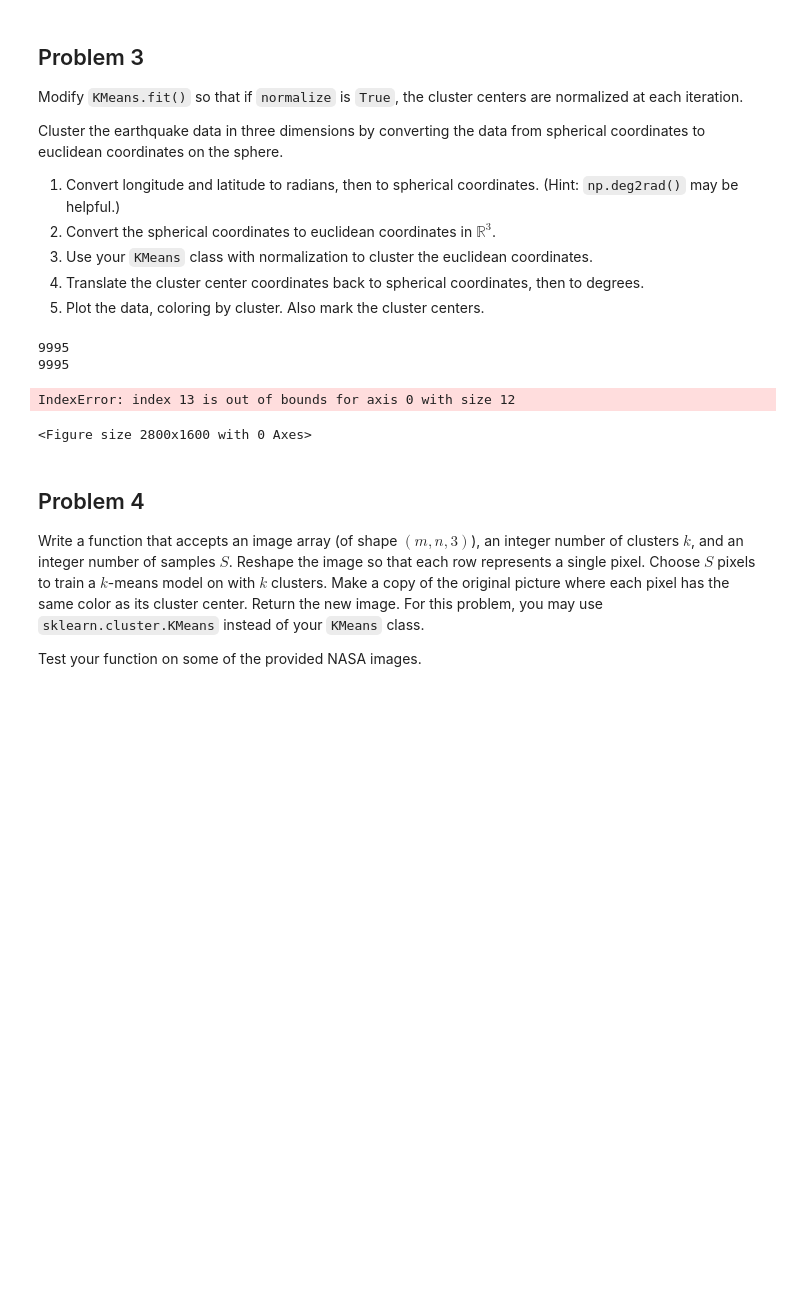
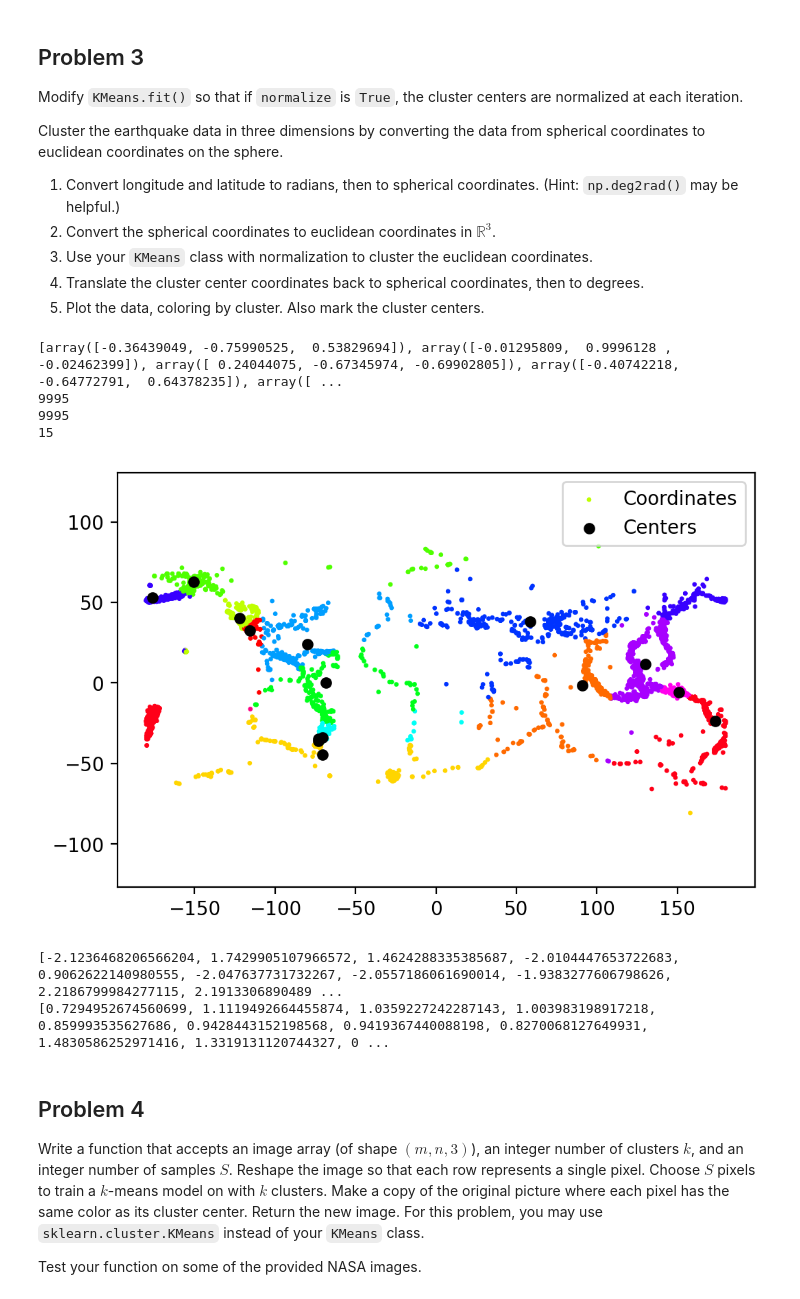
Before and after one commit to sophieggee/math-analysis-1, a Jupyter notebook: KMeans/kmeans_clustering.ipynb, the cells around one changed output. Drawn from its saved outputs; the diff is of its cells as text; code cells hidden in the pictures; blank space fills up the shorter version.

```diff
--- a/KMeans/kmeans_clustering.ipynb
+++ b/KMeans/kmeans_clustering.ipynb
@@ -208,42 +210,46 @@ Also mark the cluster centers.
 # %%
 x_1 = np.load("earthquake_coordinates.npy")[:,0]
 y_1 = np.load("earthquake_coordinates.npy")[:,1]
 
 theta=[np.deg2rad(x) for x in x_1]
 phi=[np.deg2rad(90-y) for y in y_1]
 #plot x1 and y1 and long of centers and lat of centers
 new_x = [np.sin(i)*np.cos(j) for i,j in zip(phi,theta)]
 new_y = [np.sin(i)*np.sin(j) for i,j in zip(phi,theta)]
 new_z = [np.cos(i) for i in phi]
 
 #use column stack to put the three arrays together in one array
 coordinates=np.column_stack((new_x,new_y,new_z))
 kmeans = KMeans(n_clusters=15, p=2, max_iter=300, normalize=True).fit(coordinates)
 labels = kmeans.predict(coordinates)
-
+print(kmeans.centers[:-2:])
+#convert back to radians from euclidean
 phi_of_centers = [np.arccos(center[2]) for center in kmeans.centers]
 theta_of_centers = [np.arctan2(center[1],center[0]) for center in kmeans.centers]
 
-long_of_centers = [((180*x)/np.pi) for x in phi_of_centers]
-lat_of_centers= [(90-((180*y)/np.pi)) for y in theta_of_centers]
+#convert to euclideans for long and latitude
+long_of_centers = [np.rad2deg(x) for x in theta_of_centers]
+lat_of_centers= [(90-(np.rad2deg(y))) for y in phi_of_centers]
 
-print(len(labels.astype(int)))
-print(len(x_1))
-
-plt.scatter(x_1, y_1, c=graph_colors[labels.astype(int)], s=5, label = 'Coordinates')
-plt.scatter(lat_of_centers, long_of_centers, c='k', s=45, label = 'Centers')
+graph_colors = plt.get_cmap('hsv')(np.linspace(0,1,15))
+#plot the centers
+plt.scatter(x_1, y_1, c=graph_colors[labels.astype(int)], s=2, label = 'Coordinates')
+plt.scatter(long_of_centers, lat_of_centers, c='k', s=25, label = 'Centers')
 plt.axis('equal')
 plt.legend()
 
 #display
 plt.show()
 print(theta)
 print(phi)
 # %% [output]
+[array([-0.36439049, -0.75990525,  0.53829694]), array([-0.01295809,  0.9996128 , -0.02462399]), array([ 0.24044075, -0.67345974, -0.69902805]), array([-0.40742218, -0.64772791,  0.64378235]), array([ ...
 9995
 9995
+15
+[figure, added]
-IndexError: index 13 is out of bounds for axis 0 with size 12
+[-2.1236468206566204, 1.7429905107966572, 1.4624288335385687, -2.0104447653722683, 0.9062622140980555, -2.047637731732267, -2.0557186061690014, -1.9383277606798626, 2.2186799984277115, 2.1913306890489 ...
+[0.7294952674560699, 1.1119492664455874, 1.0359227242287143, 1.003983198917218, 0.859993535627686, 0.9428443152198568, 0.9419367440088198, 0.8270068127649931, 1.4830586252971416, 1.3319131120744327, 0 ...
-<Figure size 2800x1600 with 0 Axes>
 # %% [markdown]
 ## Problem 4
 
```
Also changed, not shown: parts of 2 cells of this notebook.
